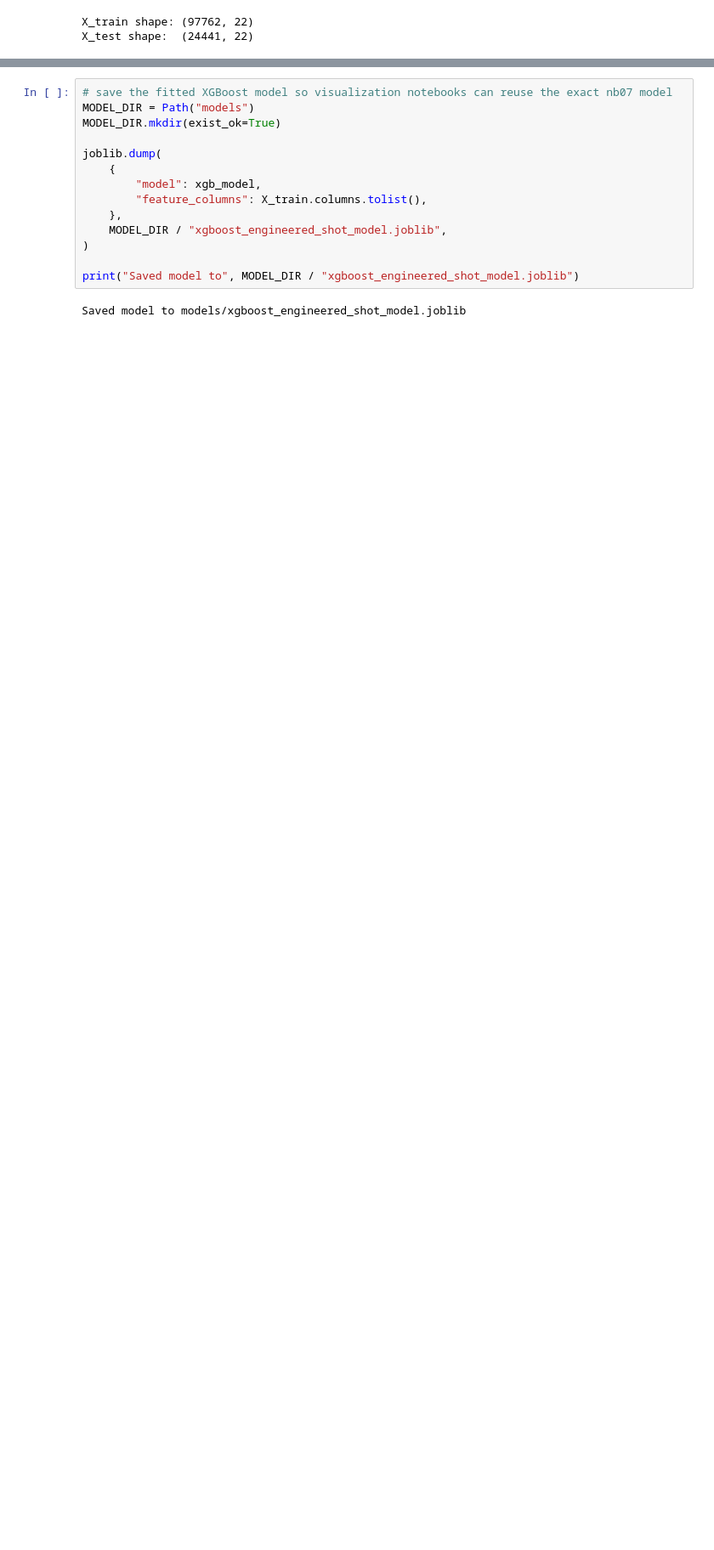
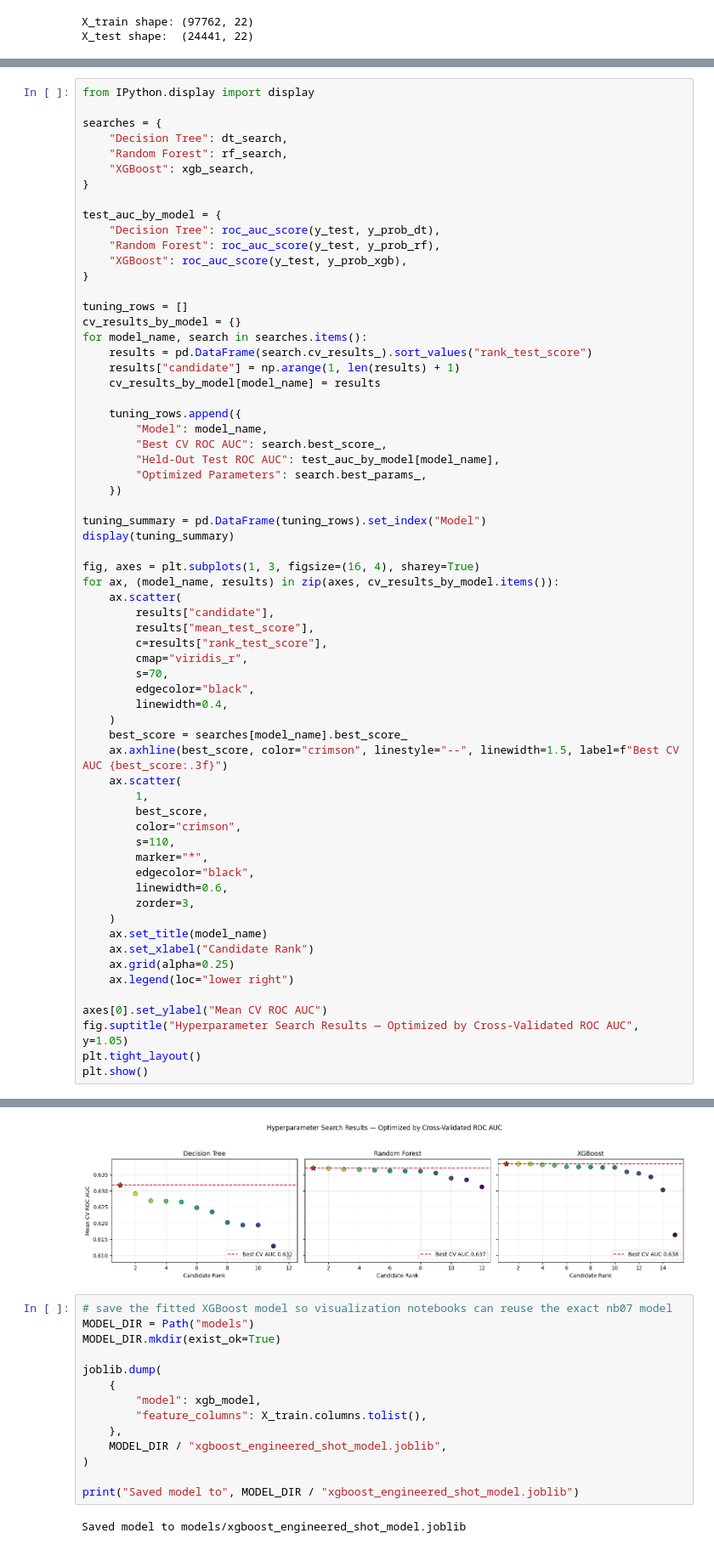
Before and after one commit to nseluga/Shot-Value-Machine-Learning, a Jupyter notebook: notebooks/07_tree_models_engineered.ipynb, the cells around one changed output, grey strips where cells are left out. Shown at 85% size. Cells and saved outputs as stored; diff of their text form; blank space fills up the shorter version.

```diff
--- a/notebooks/07_tree_models_engineered.ipynb
+++ b/notebooks/07_tree_models_engineered.ipynb
@@ -161,0 +218,65 @@ Brier Score: 0.22970707714557648
+# %%
+from IPython.display import display
+
+searches = {
+    "Decision Tree": dt_search,
+    "Random Forest": rf_search,
+    "XGBoost": xgb_search,
+}
+
+test_auc_by_model = {
+    "Decision Tree": roc_auc_score(y_test, y_prob_dt),
+    "Random Forest": roc_auc_score(y_test, y_prob_rf),
+    "XGBoost": roc_auc_score(y_test, y_prob_xgb),
+}
+
+tuning_rows = []
+cv_results_by_model = {}
+for model_name, search in searches.items():
+    results = pd.DataFrame(search.cv_results_).sort_values("rank_test_score")
+    results["candidate"] = np.arange(1, len(results) + 1)
+    cv_results_by_model[model_name] = results
+
+    tuning_rows.append({
+        "Model": model_name,
+        "Best CV ROC AUC": search.best_score_,
+        "Held-Out Test ROC AUC": test_auc_by_model[model_name],
+        "Optimized Parameters": search.best_params_,
+    })
+
+tuning_summary = pd.DataFrame(tuning_rows).set_index("Model")
+display(tuning_summary)
+
+fig, axes = plt.subplots(1, 3, figsize=(16, 4), sharey=True)
+for ax, (model_name, results) in zip(axes, cv_results_by_model.items()):
+    ax.scatter(
+        results["candidate"],
+        results["mean_test_score"],
+        c=results["rank_test_score"],
+        cmap="viridis_r",
+        s=70,
+        edgecolor="black",
+        linewidth=0.4,
+    )
+    best_score = searches[model_name].best_score_
+    ax.axhline(best_score, color="crimson", linestyle="--", linewidth=1.5, label=f"Best CV AUC {best_score:.3f}")
+    ax.scatter(
+        1,
+        best_score,
+        color="crimson",
+        s=110,
+        marker="*",
+        edgecolor="black",
+        linewidth=0.6,
+        zorder=3,
+    )
+    ax.set_title(model_name)
+    ax.set_xlabel("Candidate Rank")
+    ax.grid(alpha=0.25)
+    ax.legend(loc="lower right")
+
+axes[0].set_ylabel("Mean CV ROC AUC")
+fig.suptitle("Hyperparameter Search Results — Optimized by Cross-Validated ROC AUC", y=1.05)
+plt.tight_layout()
+plt.show()
+# %% [output]
@@ -162,3 +288,4 @@ Brier Score: 0.22970707714557648
+[figure, added]
 # %%
 # save the fitted XGBoost model so visualization notebooks can reuse the exact nb07 model
 MODEL_DIR = Path("models")
```
Also changed, not shown: parts of 13 cells of this notebook, 2 other files.
